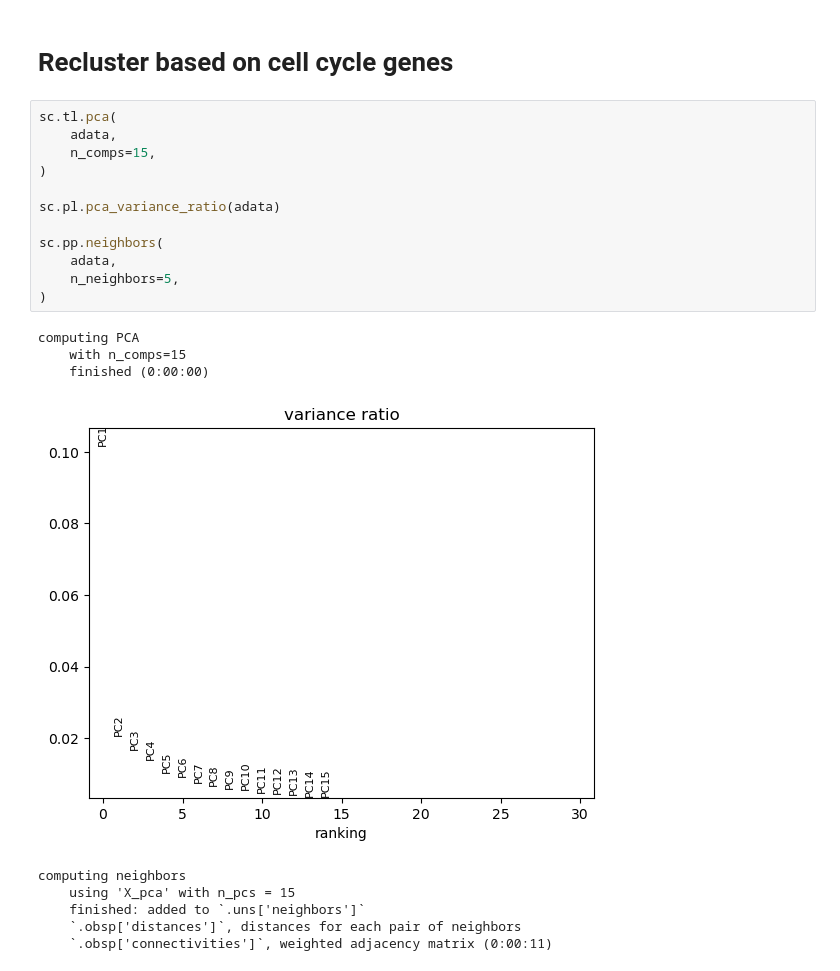
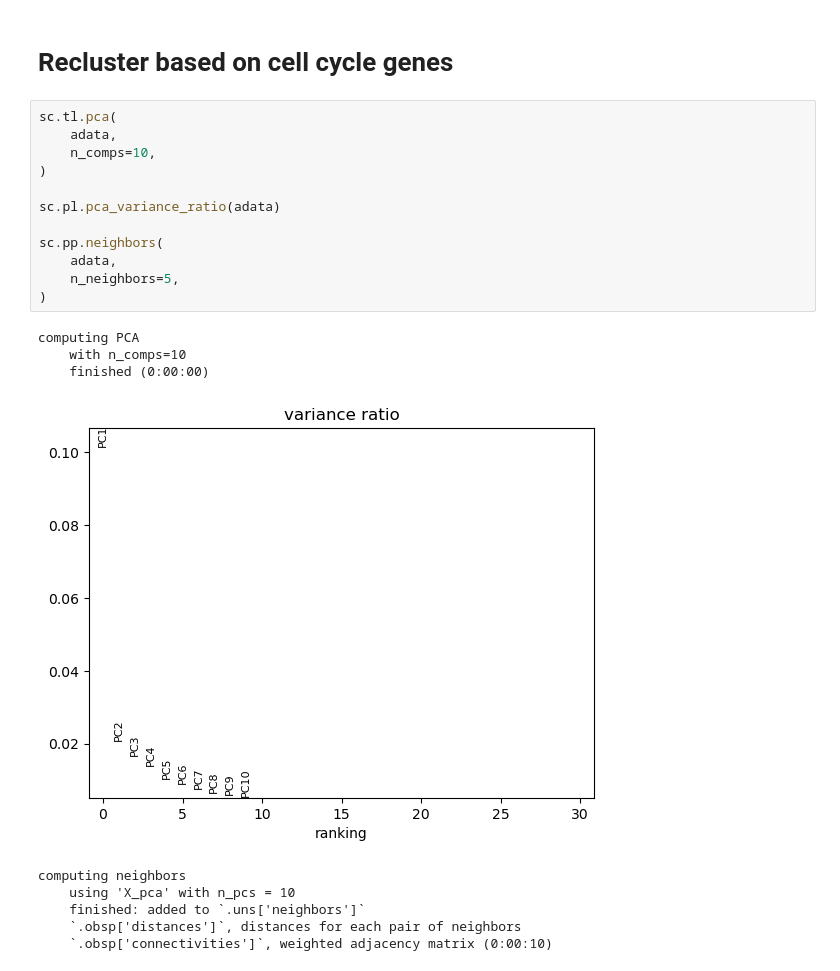
Before and after one commit to CooperStansbury/Nanopore10x_BJsc, a Jupyter notebook: notebooks/cell_cycle_clustering.ipynb, the cells around one changed output. Drawn from its saved outputs; the diff is of its cells as text.

```diff
--- a/notebooks/cell_cycle_clustering.ipynb
+++ b/notebooks/cell_cycle_clustering.ipynb
@@ -49,25 +49,25 @@ AnnData object with n_obs × n_vars = 7080 × 14082
 # %%
 sc.tl.pca(
     adata,
-    n_comps=15,
+    n_comps=10,
 )
 
 sc.pl.pca_variance_ratio(adata)
 
 sc.pp.neighbors(
     adata,
     n_neighbors=5,
 )
 # %% [output]
 computing PCA
-    with n_comps=15
+    with n_comps=10
     finished (0:00:00)
-[figure, old version]
+[figure, new version]
 computing neighbors
-    using 'X_pca' with n_pcs = 15
+    using 'X_pca' with n_pcs = 10
     finished: added to `.uns['neighbors']`
     `.obsp['distances']`, distances for each pair of neighbors
-    `.obsp['connectivities']`, weighted adjacency matrix (0:00:11)
+    `.obsp['connectivities']`, weighted adjacency matrix (0:00:10)
 # %%
 sc.tl.umap(
     adata,
```
Also changed, not shown: parts of 1 cell of this notebook, 6 other files.
